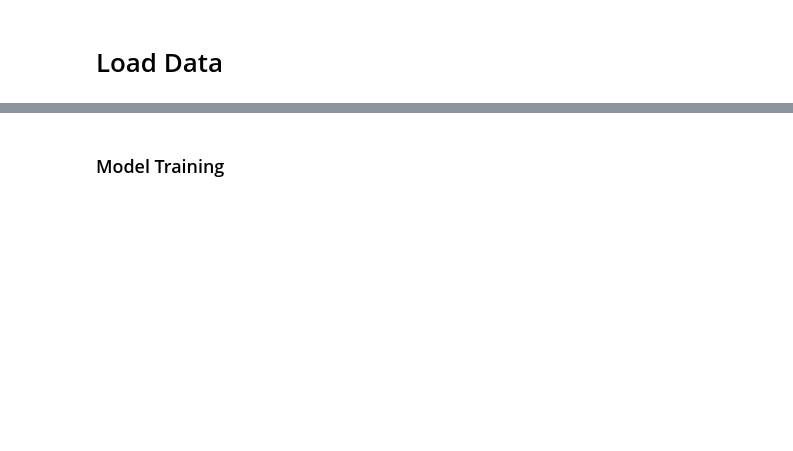
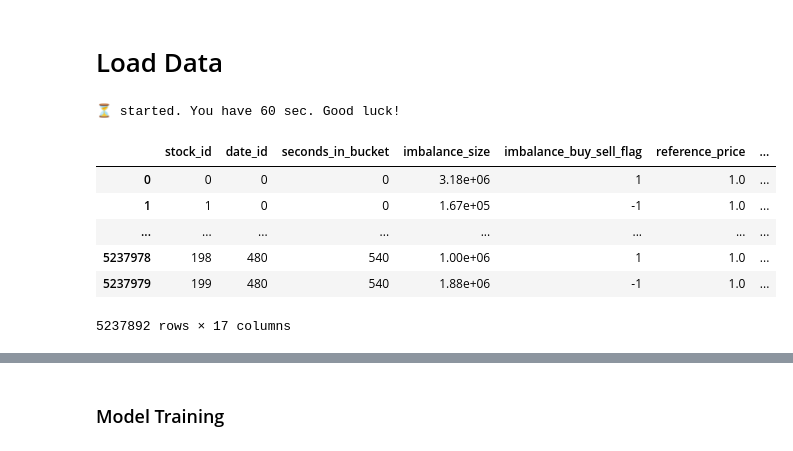
Before and after one commit to saintblue97/DeepNN_Optiver, a Jupyter notebook: brett_starter.ipynb, the cells around one changed output, grey strips where cells are left out. Saved outputs shown, nothing was run; the diff lists cells and outputs as text; code cells hidden in the pictures; blank space fills up the shorter version.

Commit message:
Update brett_starter code to have a clean pipeline based on James' code

```diff
--- a/brett_starter.ipynb
+++ b/brett_starter.ipynb
@@ -44,0 +17,16 @@ sample_submission
+# %%
+%%time
+%%capture
+%reset -f
+import numpy as np, pandas as pd, time, matplotlib.pyplot as plt, seaborn as sns, os, tqdm, re, sys, cv2, skimage, xgboost, lightgbm as lgb, librosa
+
+ToCSV = lambda df, fname: df.round(2).to_csv(f'{fname}.csv', index_label='id') # rounds values to 2 decimals
+
+class Timer():
+  def __init__(self, lim:'RunTimeLimit'=60): self.t0, self.lim, _ = time.time(), lim, print(f'⏳ started. You have {lim} sec. Good luck!')
+  def ShowTime(self):
+    msg = f'Runtime is {time.time()-self.t0:.0f} sec'
+    print(f'\033[91m\033[1m' + msg + f' > {self.lim} sec limit!!!\033[0m' if (time.time()-self.t0-1) > self.lim else msg)
+
+np.set_printoptions(linewidth=100, precision=2, edgeitems=2, suppress=True)
+pd.set_option('display.max_columns', 20, 'display.precision', 2, 'display.max_rows', 4)
@@ -44,0 +36,17 @@ sample_submission
+# %%
+def is_google_colab():
+    """Check if the environment is Google Colab.
+
+    Returns:
+        bool: True if in Google Colab, False otherwise.
+    """
+    try:
+        import google.colab
+        return True
+    except ImportError:
+      return False
+
+if is_google_colab():
+  file_path = ''
+else:
+  file_path = '/kaggle/input/optiver-trading-at-the-close/'
@@ -49,0 +67,17 @@ test_df  = pd.read_csv('/kaggle/input/optiver-trading-at-the-close/example_test_
+# %%
+tmr = Timer()
+# %% [output]
+⏳ started. You have 60 sec. Good luck!
+# %%
+train_data_path = file_path + 'train.csv'
+df = pd.read_csv(train_data_path);
+df = df.dropna(subset=['target'])
+df
+# %% [output]
+|  | stock_id | date_id | seconds_in_bucket | imbalance_size | imbalance_buy_sell_flag | reference_price | ... |
+| 0 | 0 | 0 | 0 | 3.18e+06 | 1 | 1.0 | ... |
+| 1 | 1 | 0 | 0 | 1.67e+05 | -1 | 1.0 | ... |
+| ... | ... | ... | ... | ... | ... | ... | ... |
+| 5237978 | 198 | 480 | 540 | 1.00e+06 | 1 | 1.0 | ... |
+| 5237979 | 199 | 480 | 540 | 1.88e+06 | -1 | 1.0 | ... |
+5237892 rows × 17 columns
```
Also changed, not shown: parts of 36 cells of this notebook.
